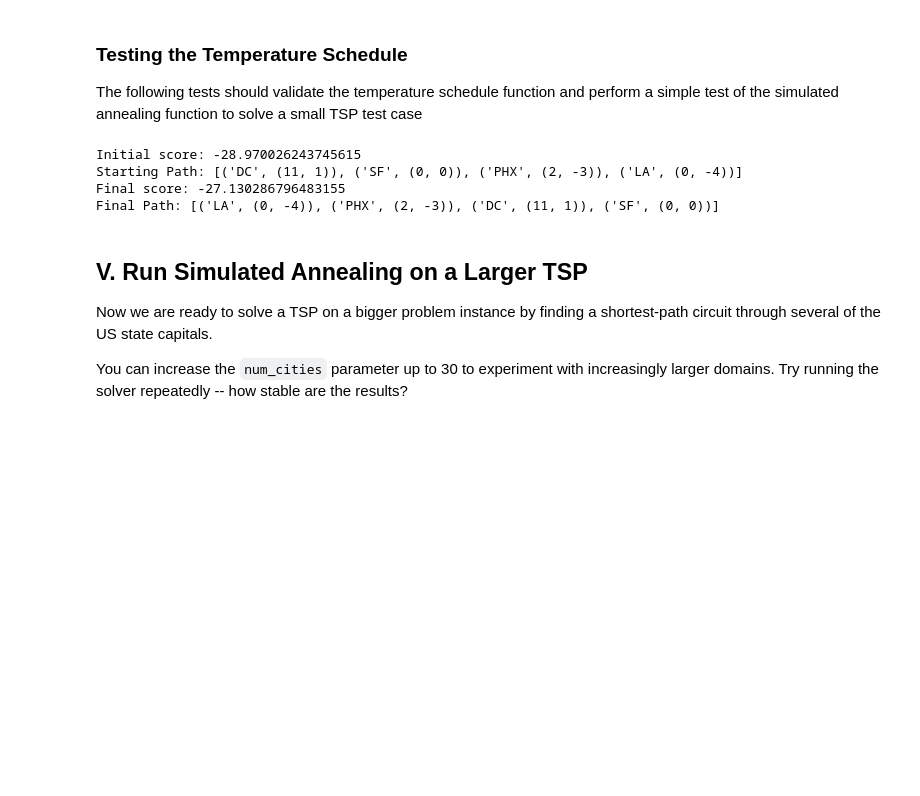
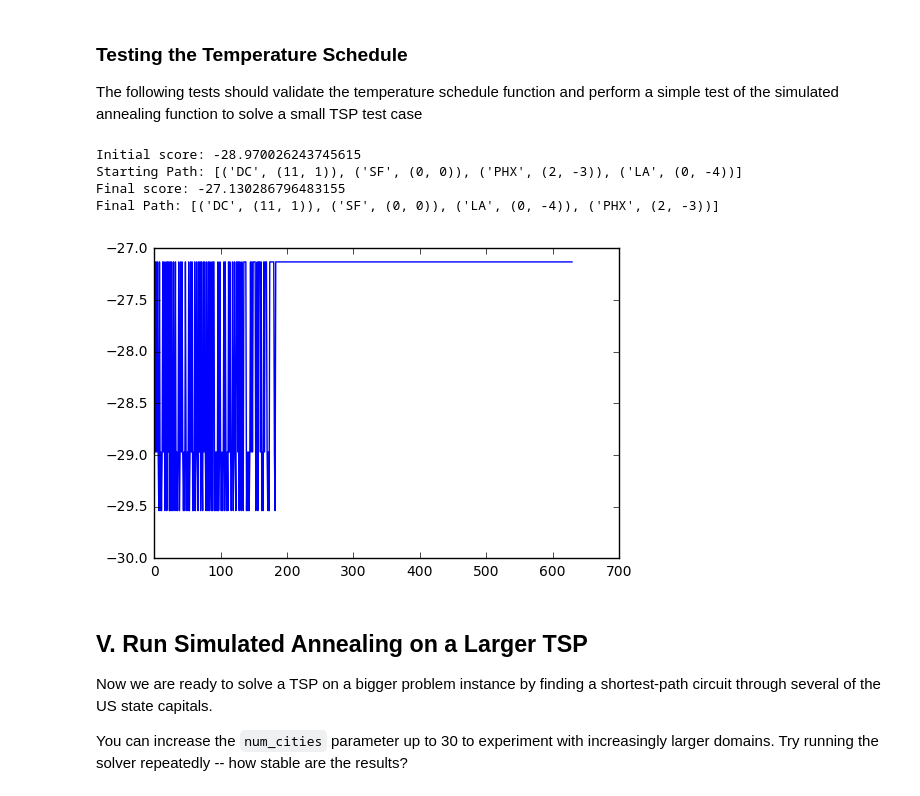
Before and after one commit to jdoepfert/AIND-Simulated_Annealing, a Jupyter notebook: AIND-Simulated_Annealing.ipynb, the cells around one changed output. Cells and saved outputs as stored; diff of their text form; code cells hidden in the pictures; blank space fills up the shorter version.

```diff
--- a/AIND-Simulated_Annealing.ipynb
+++ b/AIND-Simulated_Annealing.ipynb
@@ -267,7 +272,7 @@ assert(np.allclose(schedule(10), 5987.3694, atol=1e-3))
 # %%
 # Failure implies that the initial path of the test case has been changed
 assert(tsp.path == [('DC', (11, 1)), ('SF', (0, 0)), ('PHX', (2, -3)), ('LA', (0, -4))])
-result = simulated_annealing(tsp, schedule)
+result, fitness_history = simulated_annealing(tsp, schedule)
 print("Initial score: {}\nStarting Path: {!s}".format(tsp.get_value(), tsp.path))
 print("Final score: {}\nFinal Path: {!s}".format(result.get_value(), result.path))
 assert(tsp.path != result.path)
@@ -276,7 +281,11 @@ assert(result.get_value() > tsp.get_value())
 Initial score: -28.970026243745615
 Starting Path: [('DC', (11, 1)), ('SF', (0, 0)), ('PHX', (2, -3)), ('LA', (0, -4))]
 Final score: -27.130286796483155
-Final Path: [('LA', (0, -4)), ('PHX', (2, -3)), ('DC', (11, 1)), ('SF', (0, 0))]
+Final Path: [('DC', (11, 1)), ('SF', (0, 0)), ('LA', (0, -4)), ('PHX', (2, -3))]
+# %%
+plt.plot(fitness_history);
+# %% [output]
+[figure, added]
 # %% [markdown]
 ## V. Run Simulated Annealing on a Larger TSP
 Now we are ready to solve a TSP on a bigger problem instance by finding a shortest-path circuit through several of the US state capitals.
```
Also changed, not shown: parts of 9 cells of this notebook.
